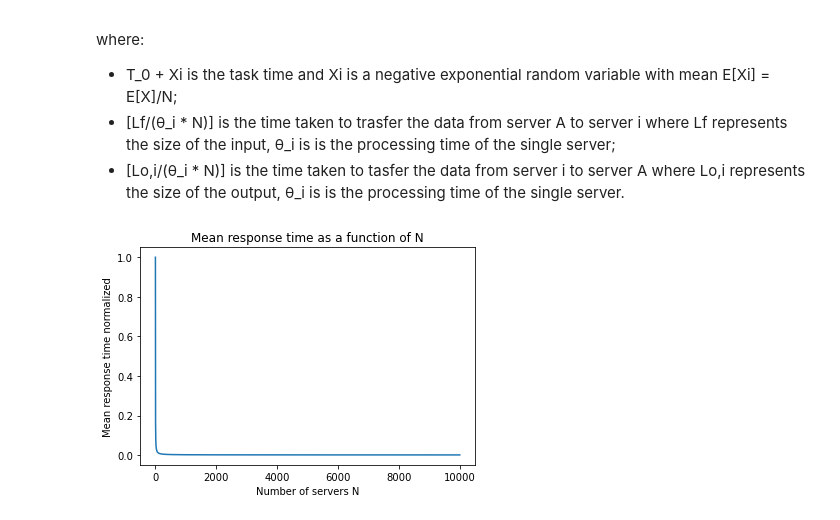
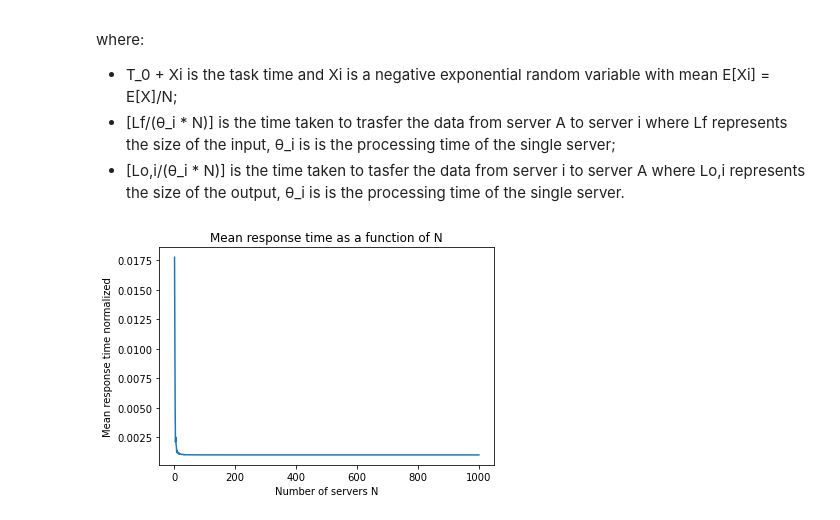
Before and after one commit to maryyyyna/Networking-for-Big-Data-and-Laboratory, a Jupyter notebook: HW1.ipynb, the cells around one changed output. Saved outputs shown, nothing was run; the diff lists cells and outputs as text; code cells hidden in the pictures.

```diff
--- a/HW1.ipynb
+++ b/HW1.ipynb
@@ -183,35 +183,38 @@ where:
 - [Lf/(θ_i * N)] is the time taken to trasfer the data from server A to server i where Lf represents the size of the input, θ_i is is the processing time of the single server;
 - [Lo,i/(θ_i * N)] is the time taken to tasfer the data from server i to server A where Lo,i represents the size of the output, θ_i is is the processing time of the single server.
 # %%
+import random
+
 def compute_TCP_connection(h):
     T_i = 2 * tau * h
     theta_i = C * (1/T_i) / np.sum(1/T_i)
     return theta_i
 
 def compute_mean_response_time(N):
     hops = range(1, N+1)
     throughputs = [compute_TCP_connection(h) for h in hops]
-    Xi = E_X/N
+    E_Xi = E_X/N
+    Xi = np.random.exponential(scale=1/E_Xi)
     Lf_i = Lf / N
-    Lo_i = Lo / N
+    Lo_i = random.uniform(0, 2*(Lo/N))
     times = []
     for theta_i in throughputs:
      time_input = Lf_i / (theta_i * N) # total time the server takes to process all incoming data
      time_output = Lo_i / (theta_i * N) # total time the server takes to process all outgoing data
      times.append(T_0 + Xi + time_input + time_output)
 
     return max(times)
 
-N_values = range(1, 10001)
+N_values = range(1, 1001) # ! mettere 10001
 mean_response_time = [compute_mean_response_time(N) for N in N_values]
 # ER_baseline is the response time when only server A is used, N = 1
 ER_baseline = T_0 + E_X + Lf / (compute_TCP_connection(1) * N_values[0]) + Lo / (compute_TCP_connection(1) * N_values[0])
 mean_response_time_norm = [ER / ER_baseline for ER in mean_response_time]
 
 plt.plot(N_values, mean_response_time_norm)
 plt.xlabel('Number of servers N')
 plt.ylabel('Mean response time normalized')
 plt.title('Mean response time as a function of N')
 plt.show()
 # %% [output]
-[figure, old version]
+[figure, new version]
```
